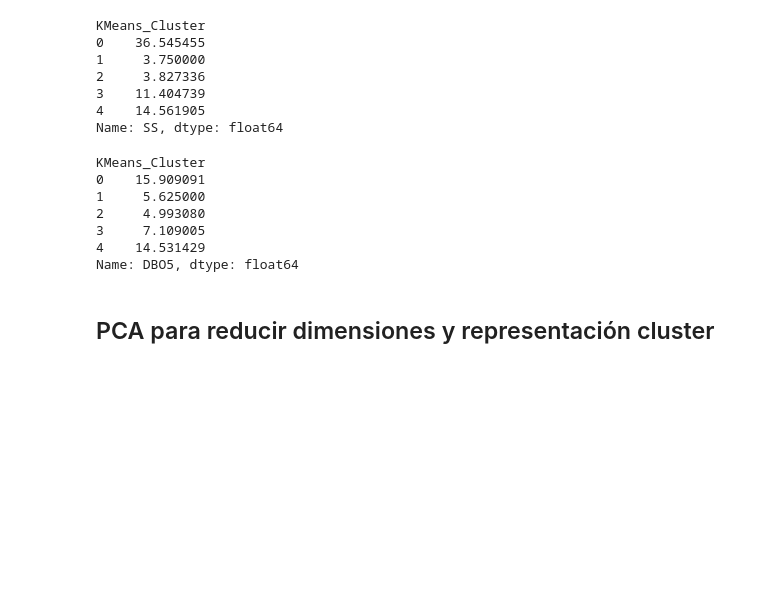
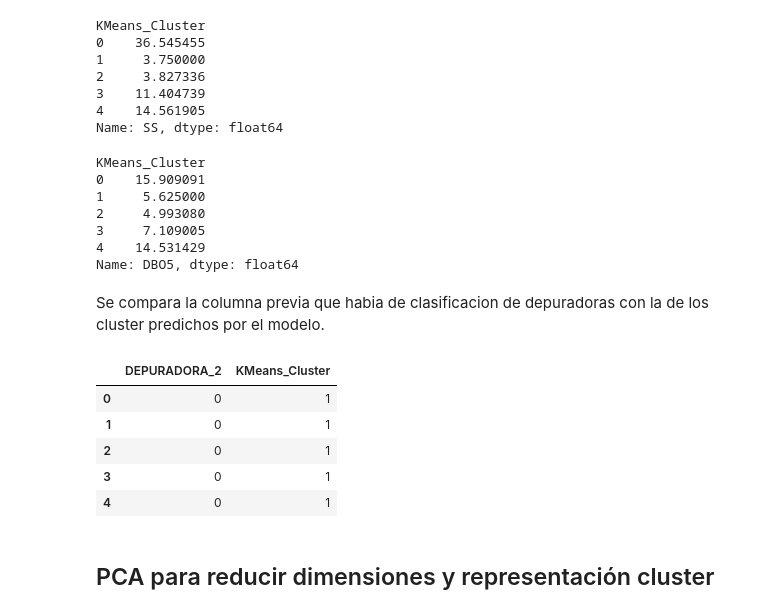
Before and after one commit to laura290/Project-Final, a Jupyter notebook: k_means.ipynb, the cells around one changed output. Saved outputs shown, nothing was run; the diff lists cells and outputs as text; code cells hidden in the pictures; blank space fills up the shorter version.

```diff
--- a/k_means.ipynb
+++ b/k_means.ipynb
@@ -142,6 +144,18 @@ KMeans_Cluster
 3     7.109005
 4    14.531429
 Name: DBO5, dtype: float64
+# %% [markdown]
+Se compara la columna previa que habia de clasificacion de depuradoras con la de los cluster predichos por el modelo.
+# %%
+data_4=data_2.drop(columns=['DBO5','NT', 'PT', 'SS'])
+data_4.head()
+# %% [output]
+|  | DEPURADORA_2 | KMeans_Cluster |
+| 0 | 0 | 1 |
+| 1 | 0 | 1 |
+| 2 | 0 | 1 |
+| 3 | 0 | 1 |
+| 4 | 0 | 1 |
 # %% [markdown]
 ## PCA para reducir dimensiones y representación cluster
 # %%
```
Also changed, not shown: parts of 3 cells of this notebook, 6 other files.
